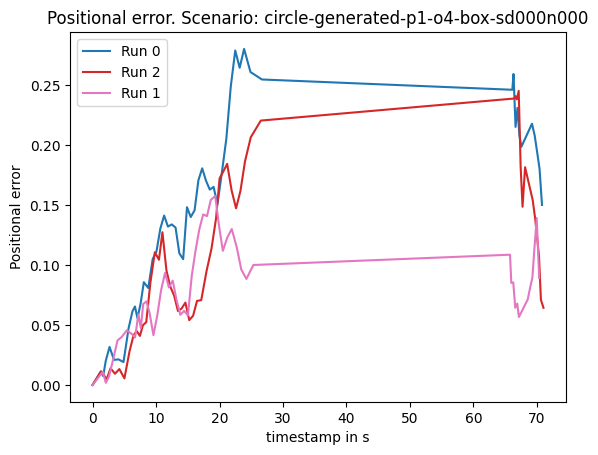
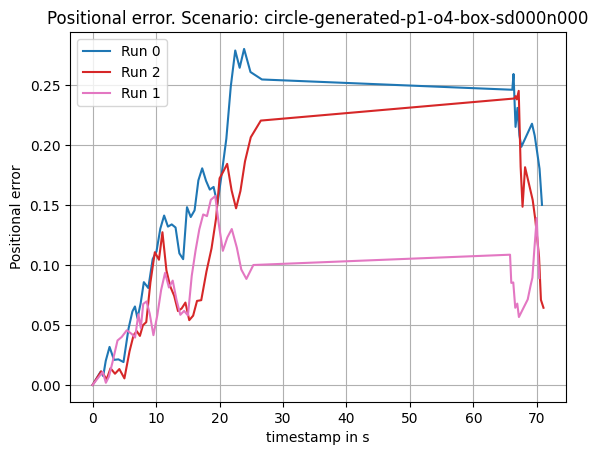
Unified diff of the notebook cell whose output changed from the first chart to the second:
--- before
+++ after
@@ -59,6 +59,8 @@
 
     plt.figure(pos_f)
+    plt.grid()
     plt.legend()
     plt.figure(or_f)
+    plt.grid()
     plt.legend()
     

Commit: wiesenbm: wrote in notebook explanation of code and analysis